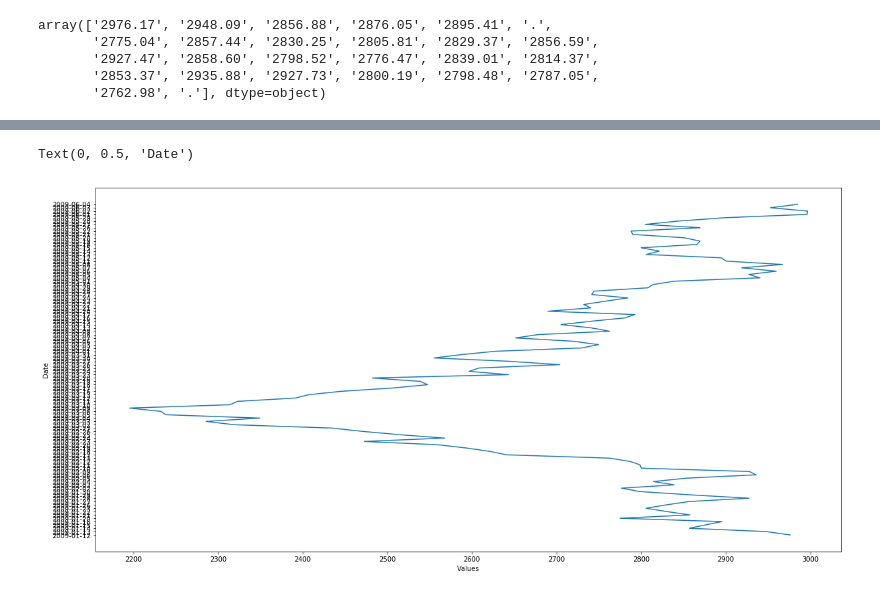
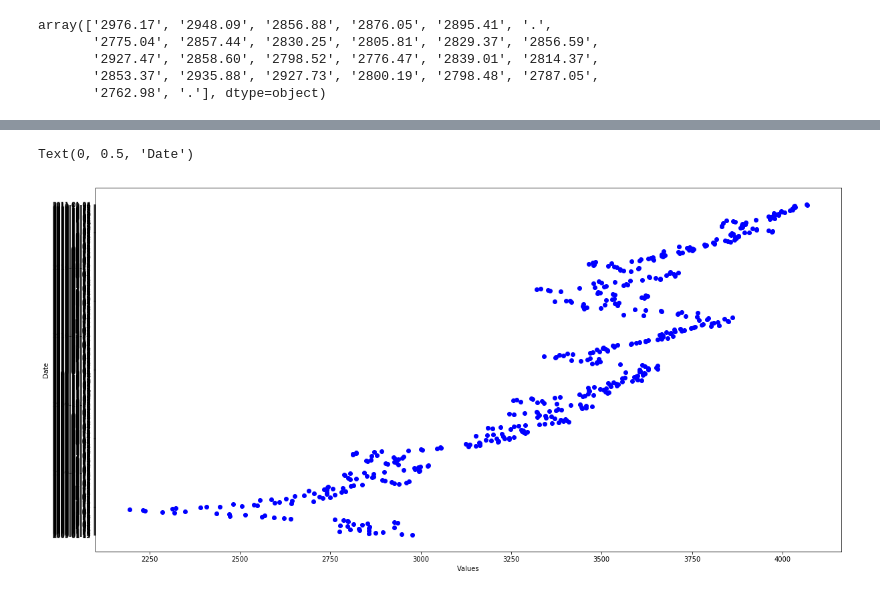
Before and after one commit to peterofson/Python_MachineLearning, a Jupyter notebook: Stock Market & Weather/StockMarket&Weather.ipynb, the cells around one changed output, grey strips where cells are left out. Cells and saved outputs as stored; diff of their text form; code cells hidden in the pictures.

```diff
--- a/Stock Market & Weather/StockMarket&Weather.ipynb
+++ b/Stock Market & Weather/StockMarket&Weather.ipynb
@@ -71,11 +92,13 @@ df_dows.describe()
 # %%
-y= df_dows['dates'].head(100)
-x= df_dows['value'].head(100)
+# Dow jones
+y= df_dows['dates'].head(500)
+x= df_dows['value'].head(500)
 
-plt.plot(x,y)
+
+plt.plot(x,y, 'bo')
 #Add axis labels
 plt.xlabel("Values")
 plt.ylabel("Date")
 # %% [output]
 Text(0, 0.5, 'Date')
-[figure, old version]
+[figure, new version]
```
Also changed, not shown: parts of 6 cells of this notebook.
